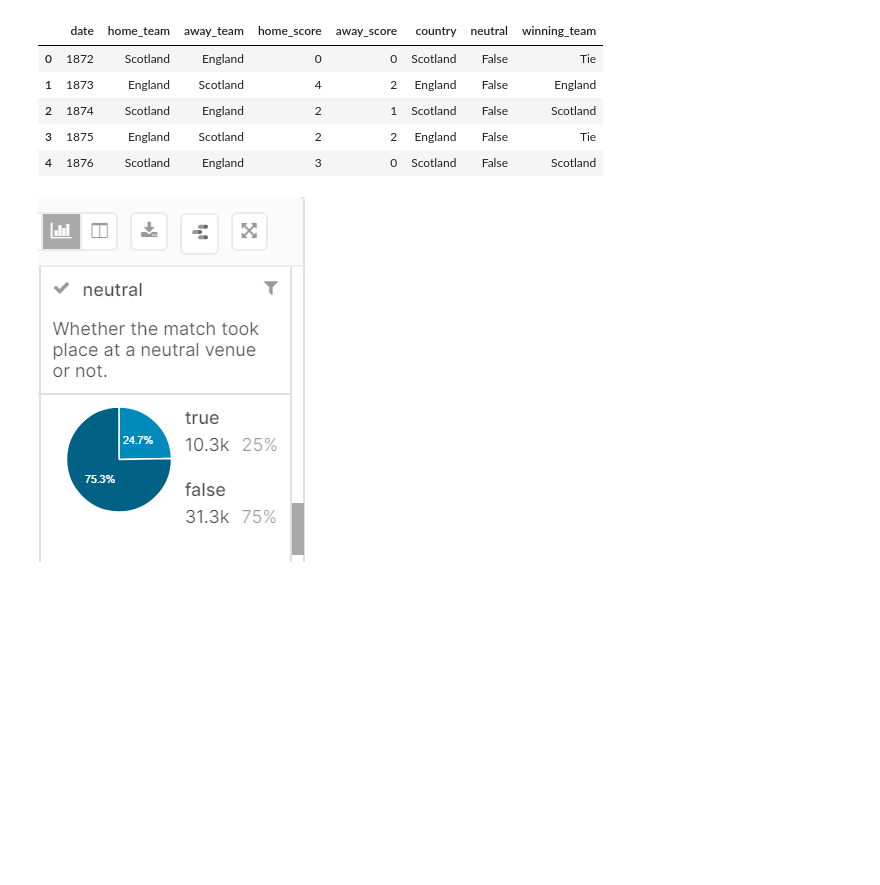
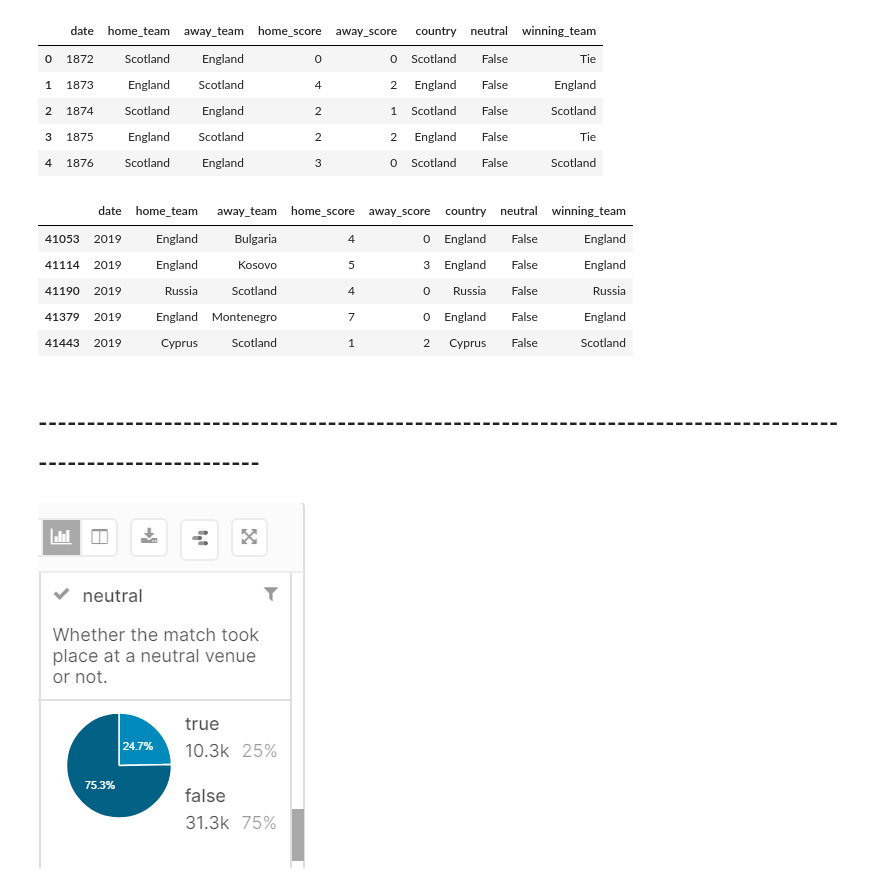
Before and after one commit to DSC-SCH/Predict_outcome_of_football_younghun, a Jupyter notebook: Prediction_based_on_national_matches.ipynb, the cells around one changed output. Cells and saved outputs as stored; diff of their text form; code cells hidden in the pictures; blank space fills up the shorter version.

```diff
--- a/Prediction_based_on_national_matches.ipynb
+++ b/Prediction_based_on_national_matches.ipynb
@@ -93,6 +93,18 @@ data.head()
 # %%
 # date 칼럼 값들을 int형으로 바꿔줌(현재 str임)
 data = data.astype({'date' : int})
+# %%
+data_england= data[(data['home_team'] == 'England') | (data['away_team'] == 'Scotland')]
+data_england.tail()
+# %% [output]
+|  | date | home_team | away_team | home_score | away_score | country | neutral | winning_team |
+| 41053 | 2019 | England | Bulgaria | 4 | 0 | England | False | England |
+| 41114 | 2019 | England | Kosovo | 5 | 3 | England | False | England |
+| 41190 | 2019 | Russia | Scotland | 4 | 0 | Russia | False | Russia |
+| 41379 | 2019 | England | Montenegro | 7 | 0 | England | False | England |
+| 41443 | 2019 | Cyprus | Scotland | 1 | 2 | Cyprus | False | Scotland |
+# %% [markdown]
+# ----------------------------------------------------------------------------------------------------------
 # %%
 Image("C:/neutral.png") # kaggle에서 가져온 해당 데이터의 neutral 칼럼에 대한 설명
 # %% [output]
```
Also changed, not shown: parts of 12 cells of this notebook.
